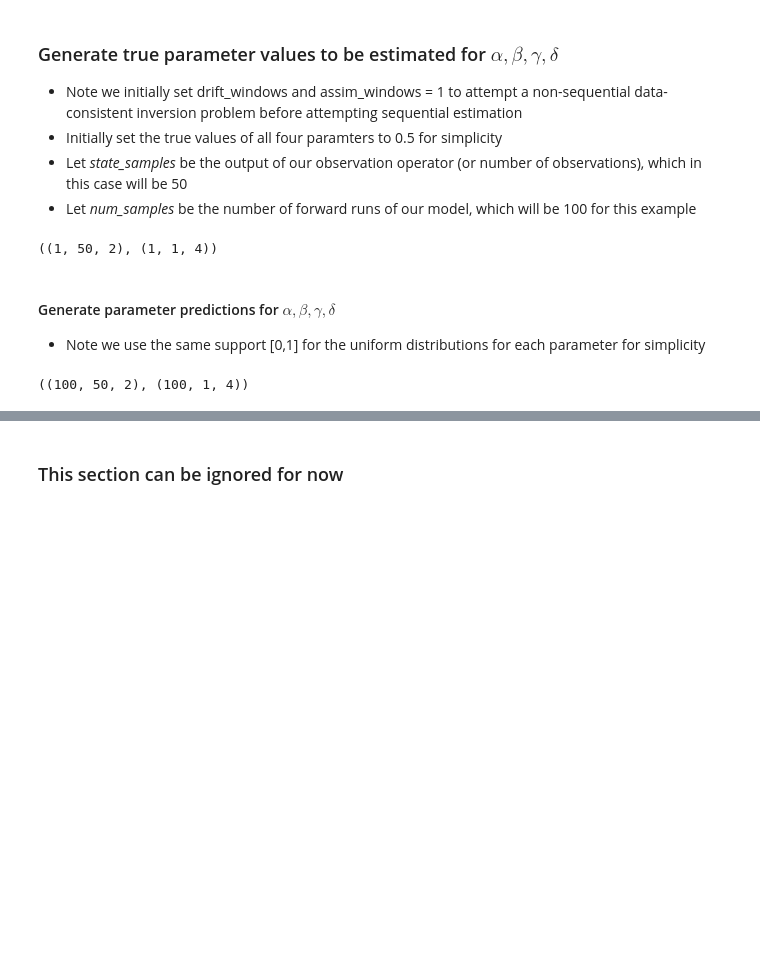
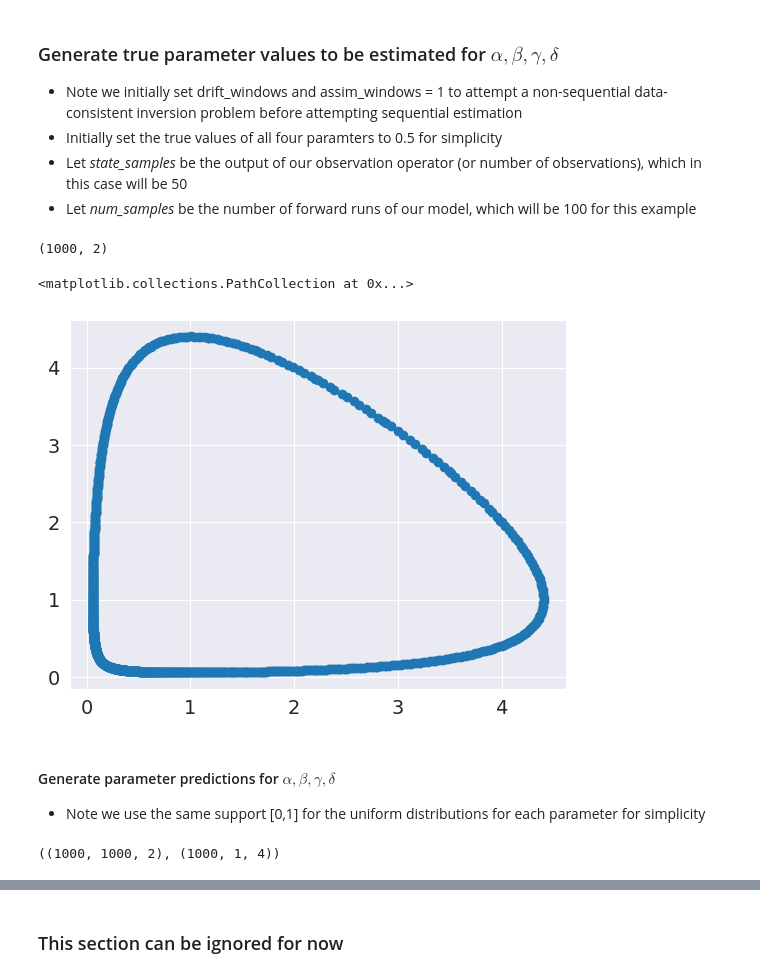
Before and after one commit to rs821505/DC_Sequential, a Jupyter notebook: dc_notebooks/mud_estimation.ipynb, the cells around one changed output, grey strips where cells are left out. Saved outputs shown, nothing was run; the diff lists cells and outputs as text; code cells hidden in the pictures; blank space fills up the shorter version.

```diff
--- a/dc_notebooks/mud_estimation.ipynb
+++ b/dc_notebooks/mud_estimation.ipynb
@@ -83,48 +103,54 @@ def generate_forward_runs(model, args,nruns,state_samples):
 - Let *num_samples* be the number of forward runs of our model, which will be 100 for this example
 # %%
 # mud parameters
-state_samples =50                     # number of samples to take from true state trajectory
-num_samples = 100                      # number of samples to draw per parameter
+num_timesteps = 1000  # number of samples to take from true state trajectory
+num_samples = 1000  # number of samples to draw per parameter
 
 
-true_args ={
-    'state_init': np.array([4,2]),
-    'true_model': True,
-    'num_tsteps': 1000,
-    'tend':200,
-    'num_parameters':4,
-    'lambda_true': [0.5]*4,
-    'supports': [[0,1]]*4,
-    'drift_windows':1,
-    'assim_windows':1
-    }
+true_args = {
+    "state_init": np.array([4, 2]),
+    "true_model": True,
+    "num_tsteps": 10000,
+    "tend": 200,
+    "num_parameters": 4,
+    "lambda_true": [0.5] * 4,
+    "supports": [[0, 1]] * 4,
+    "drift_windows": 1,
+    "assim_windows": 1,
+}
 
-true_states, true_lambdas = generate_forward_runs('lv',true_args,1,state_samples)
+true_states, true_lambdas = generate_forward_runs("lv", true_args, 1, num_timesteps)
 
 true_states.shape, true_lambdas.shape
+true_states[0].shape
 # %% [output]
-((1, 50, 2), (1, 1, 4))
+(1000, 2)
+# %%
+plt.scatter(true_states[0][:, 0], true_states[0][:, 1])
+# %% [output]
+<matplotlib.collections.PathCollection at 0x...>
+[figure, added]
 # %% [markdown]
 #### Generate parameter predictions for $\alpha, \beta, \gamma, \delta$
 
 - Note we use the same support [0,1] for the uniform distributions for each parameter for simplicity
 # %%
-
-
-predict_args ={
-    'state_init': np.array([4,2]),
-    'true_model': False,
-    'num_tsteps': 1000,
-    'tend':200,
-    'num_parameters':4,
-    'supports': [[0,1]]*4,
-    'drift_windows':1,
-    'assim_windows':1
-    }
-
-
-predict_states, predict_lambdas = generate_forward_runs('lv',predict_args,num_samples,state_samples)
+domain = [0, 1]
+# domain = [0.4, 0.6]
+predict_args = {
+    "state_init": np.array([4, 2]),
+    "true_model": False,
+    "num_tsteps": 1000,
+    "tend": 200,
+    "num_parameters": 4,
+    "supports": [domain] * 4,
+    "drift_windows": 1,
+    "assim_windows": 1,
+}
+predict_states, predict_lambdas = generate_forward_runs(
+    "lv", predict_args, num_samples, num_timesteps
+)
 
 predict_states.shape, predict_lambdas.shape
 # %% [output]
-((100, 50, 2), (100, 1, 4))
+((1000, 1000, 2), (1000, 1, 4))
```
Also changed, not shown: parts of 33 cells of this notebook.
